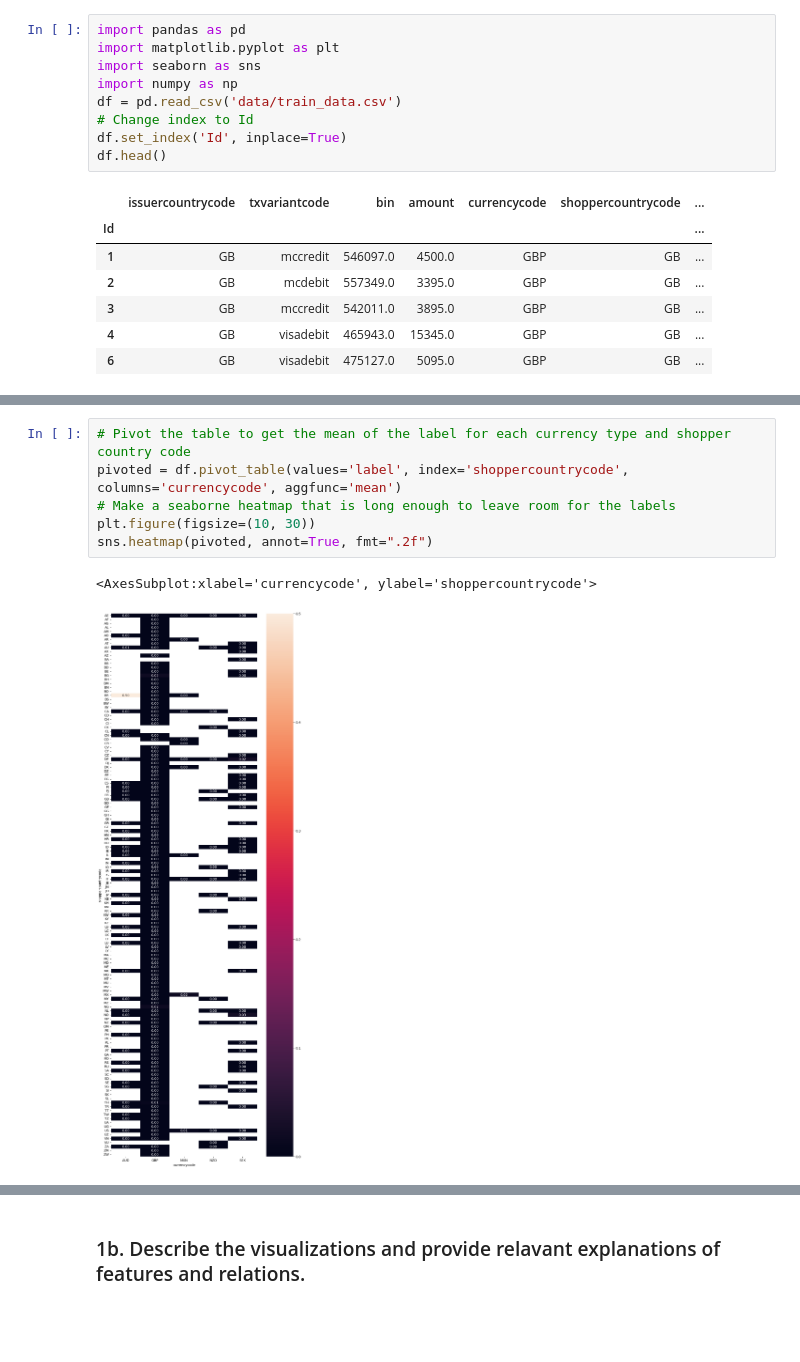
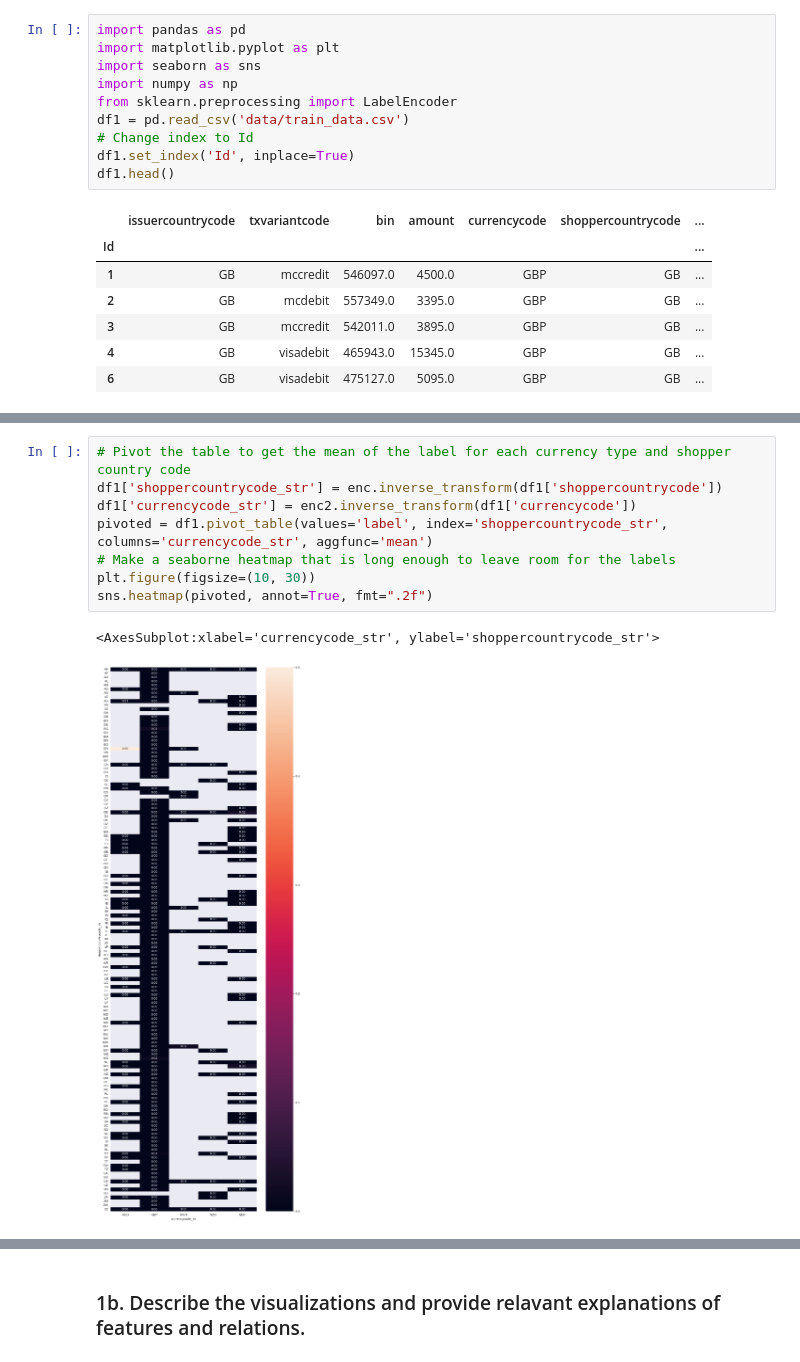
Before and after one commit to kbaran1998/CS4035-cyber-data, a Jupyter notebook: Lab1-2021.ipynb, the cells around one changed output, grey strips where cells are left out. Cells and saved outputs as stored; diff of their text form; blank space fills up the shorter version.

```diff
--- a/Lab1-2021.ipynb
+++ b/Lab1-2021.ipynb
@@ -101,10 +74,11 @@ import pandas as pd
 import matplotlib.pyplot as plt
 import seaborn as sns
 import numpy as np
-df = pd.read_csv('data/train_data.csv')
+from sklearn.preprocessing import LabelEncoder
+df1 = pd.read_csv('data/train_data.csv')
 # Change index to Id
-df.set_index('Id', inplace=True)
-df.head()
+df1.set_index('Id', inplace=True)
+df1.head()
 # %% [output]
 |  | issuercountrycode | txvariantcode | bin | amount | currencycode | shoppercountrycode | ... |
 | Id |  |  |  |  |  |  | ... |
@@ -116,11 +203,13 @@ df.head()
 # %%
 # Pivot the table to get the mean of the label for each currency type and shopper country code
-pivoted = df.pivot_table(values='label', index='shoppercountrycode', columns='currencycode', aggfunc='mean')
+df1['shoppercountrycode_str'] = enc.inverse_transform(df1['shoppercountrycode'])
+df1['currencycode_str'] = enc2.inverse_transform(df1['currencycode'])
+pivoted = df1.pivot_table(values='label', index='shoppercountrycode_str', columns='currencycode_str', aggfunc='mean')
 # Make a seaborne heatmap that is long enough to leave room for the labels
 plt.figure(figsize=(10, 30))
 sns.heatmap(pivoted, annot=True, fmt=".2f")
 # %% [output]
-<AxesSubplot:xlabel='currencycode', ylabel='shoppercountrycode'>
+<AxesSubplot:xlabel='currencycode_str', ylabel='shoppercountrycode_str'>
-[figure, old version]
+[figure, new version]
 # %%
 # Group by currency type and plot the mean of the label
```
Also changed, not shown: parts of 9 cells of this notebook.
